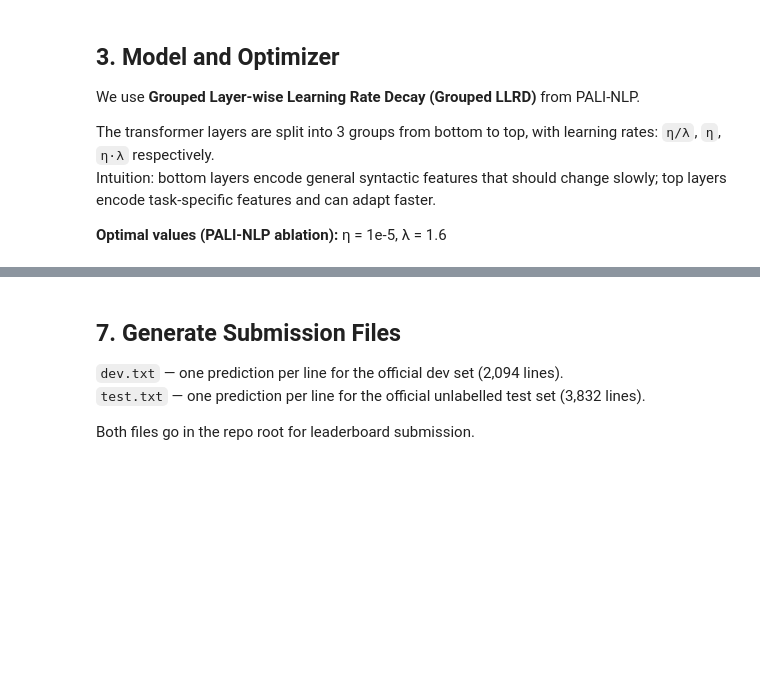
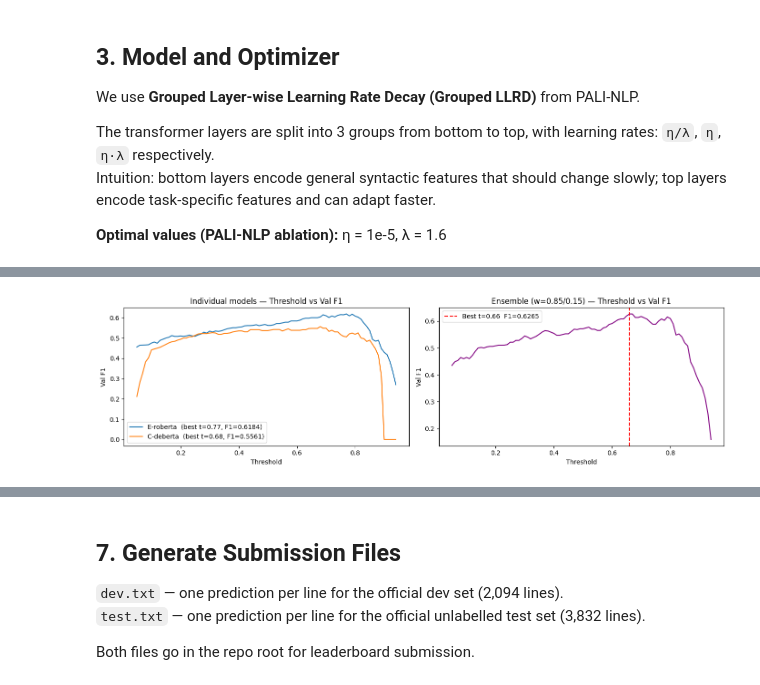
Before and after one commit to darius024/pcl-classifier, a Jupyter notebook: notebooks/model.ipynb, the cells around one changed output, grey strips where cells are left out. Drawn from its saved outputs; the diff is of its cells as text; code cells hidden in the pictures; blank space fills up the shorter version.

Commit message:
feat: implement and train the model with ensemble weight tuning

```diff
--- a/notebooks/model.ipynb
+++ b/notebooks/model.ipynb
@@ -405,21 +526,82 @@ We sweep thresholds and pick the one that maximises validation F1.
 # %%
-val_probs, val_labels, _ = evaluate(model, val_loader)
+def _load_model_and_get_probs(model_dir, dataset, batch_size=16):
+    """Load a saved checkpoint, build a DataLoader with its tokenizer, run inference."""
+    tok = AutoTokenizer.from_pretrained(model_dir)
+    mdl = AutoModelForSequenceClassification.from_pretrained(model_dir).to(DEVICE)
 
+    def _col(batch, _t=tok):
+        texts  = [b["text"] for b in batch]
+        labels = [b["label"] for b in batch] if "label" in batch[0] else None
+        enc = _t(texts, padding=True, truncation=True,
+                 max_length=MAX_LENGTH, return_tensors="pt")
+        if labels is not None:
+            enc["labels"] = torch.tensor(labels, dtype=torch.long)
+        return enc
+
+    loader = DataLoader(dataset, batch_size=batch_size, shuffle=False, collate_fn=_col)
+    probs, labels, _ = evaluate(mdl, loader)
+
+    del mdl
+    gc.collect(); torch.cuda.empty_cache()
+    return probs, labels, tok
+
+
+# ── Collect val probs from best seed of each model ───────────────────────────────────
+val_probs_per_model = {}
+val_labels = None
+
+for cfg in ENSEMBLE_CONFIGS:
+    tag = cfg["tag"]
+    model_dir = best_seed[tag]["dir"]
+    print(f"Loading {tag} (seed={best_seed[tag]['seed']}) from {model_dir} ...")
+    probs, labels, _ = _load_model_and_get_probs(model_dir, val_dataset)
+    val_probs_per_model[tag] = probs
+    if val_labels is None:
+        val_labels = labels
+    print(f"  {tag} val F1@0.5 = {f1_score(labels, (probs >= 0.5).astype(int), pos_label=1, zero_division=0):.4f}")
+
+# ── Grid search: ensemble weight w and threshold t ───────────────────────────────
+tags = list(val_probs_per_model.keys())
+probs_a = val_probs_per_model[tags[0]]  # E-roberta
+probs_b = val_probs_per_model[tags[1]]  # C-deberta
+
+BEST_W, BEST_THRESHOLD, best_ens_f1 = 0.5, 0.5, 0.0
+
+for w in np.arange(0.0, 1.01, 0.05):
+    combined = w * probs_a + (1.0 - w) * probs_b
+    for t in np.arange(0.10, 0.90, 0.01):
+        f1 = f1_score(val_labels, (combined >= t).astype(int), pos_label=1, zero_division=0)
+        if f1 > best_ens_f1:
+            BEST_W, BEST_THRESHOLD, best_ens_f1 = float(w), float(t), f1
+
+ensemble_val_probs = BEST_W * probs_a + (1.0 - BEST_W) * probs_b
+
+print(f"\nOptimal weight: {tags[0]}={BEST_W:.2f}, {tags[1]}={1-BEST_W:.2f}")
+print(f"Optimal threshold: {BEST_THRESHOLD:.2f}")
+print(f"Ensemble val F1: {best_ens_f1:.4f}")
+
+# ── Plot ───────────────────────────────────────────────────────────────────────
 thresholds = np.arange(0.05, 0.95, 0.01)
-f1_scores  = [f1_score(val_labels, (val_probs >= t).astype(int), pos_label=1, zero_division=0)
-              for t in thresholds]
 
-BEST_THRESHOLD = thresholds[np.argmax(f1_scores)]
-best_f1_at_t   = max(f1_scores)
+fig, axes = plt.subplots(1, 2, figsize=(14, 4))
 
-plt.figure(figsize=(8, 3))
-plt.plot(thresholds, f1_scores)
-plt.axvline(BEST_THRESHOLD, color="red", linestyle="--", label=f"Best t={BEST_THRESHOLD:.2f}  F1={best_f1_at_t:.4f}")
-plt.xlabel("Threshold")
-plt.ylabel("Val F1 (positive class)")
-plt.title("Threshold vs. Validation F1")
-plt.legend()
-plt.tight_layout()
-plt.show()
+axes[0].set_title("Individual models — Threshold vs Val F1")
+for tag, probs in val_probs_per_model.items():
+    f1s = [f1_score(val_labels, (probs >= t).astype(int), pos_label=1, zero_division=0)
+           for t in thresholds]
+    best_t = thresholds[np.argmax(f1s)]
+    axes[0].plot(thresholds, f1s, label=f"{tag}  (best t={best_t:.2f}, F1={max(f1s):.4f})")
+axes[0].set_xlabel("Threshold"); axes[0].set_ylabel("Val F1")
+axes[0].legend()
 
-print(f"Best threshold: {BEST_THRESHOLD:.2f}  →  Val F1: {best_f1_at_t:.4f}")
+ens_f1s = [f1_score(val_labels, (ensemble_val_probs >= t).astype(int), pos_label=1, zero_division=0)
+           for t in thresholds]
+axes[1].set_title(f"Ensemble (w={BEST_W:.2f}/{1-BEST_W:.2f}) — Threshold vs Val F1")
+axes[1].plot(thresholds, ens_f1s, color="purple")
+axes[1].axvline(BEST_THRESHOLD, color="red", linestyle="--",
+                label=f"Best t={BEST_THRESHOLD:.2f}  F1={best_ens_f1:.4f}")
+axes[1].set_xlabel("Threshold"); axes[1].set_ylabel("Val F1")
+axes[1].legend()
+
+plt.tight_layout(); plt.show()
+# %% [output]
@@ -426,3 +616,4 @@ print(f"Best threshold: {BEST_THRESHOLD:.2f}  →  Val F1: {best_f1_at_t:.4f}")
+[figure, added]
 # %% [markdown]
 ## 6. Evaluation on Held-out Test (Official Dev Set)
 
```
Also changed, not shown: parts of 16 cells of this notebook, 1 other file.
